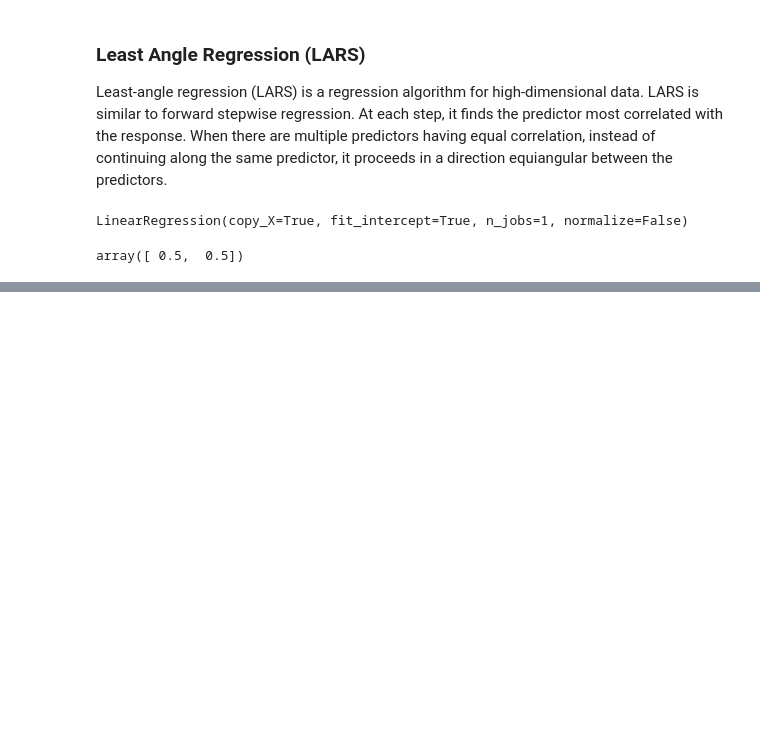
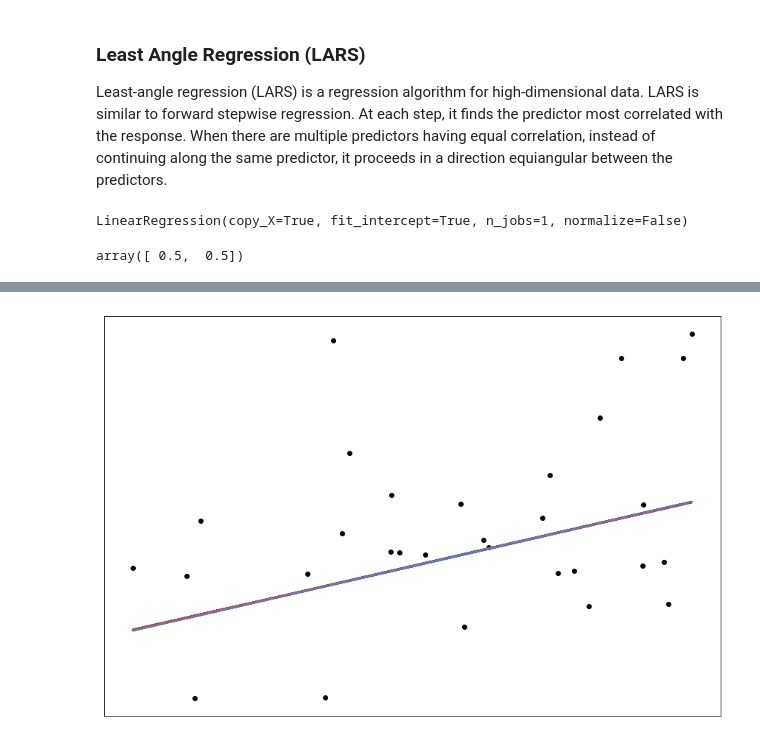
Before and after one commit to utensil/julia-playground, a Jupyter notebook: dl/hello_scikit_learn.ipynb, the cells around one changed output, grey strips where cells are left out. Saved outputs shown, nothing was run; the diff lists cells and outputs as text; code cells hidden in the pictures; blank space fills up the shorter version.

```diff
--- a/dl/hello_scikit_learn.ipynb
+++ b/dl/hello_scikit_learn.ipynb
@@ -170,3 +180,97 @@ Mean squared error:
 Variance score:
  -0.09 -0.08 -0.08 -0.08 -0.09
 [figure]
+# %%
+# based on http://scikit-learn.org/stable/auto_examples/linear_model/plot_ols.html#sphx-glr-auto-examples-linear-model-plot-ols-py
+# but added Ridge and Lasso
+import matplotlib.pyplot as plt
+import numpy as np
+from sklearn import datasets, linear_model
+from sklearn.metrics import mean_squared_error, r2_score
+
+import numpy as np
+t_dis = np.random.standard_t(100, size=[2, 1000])
+t_dis
+
+
+t_dis[1] = t_dis[0] * 5 + t_dis[1] * 10
+
+# Use only one feature
+diabetes_X = t_dis[0].reshape(-1, 1)
+diabetes_Y = t_dis[1]
+
+print(diabetes_X.data.shape)
+print(diabetes_Y.data.shape)
+
+TEST_SET_SIZE = 30
+
+# Split the data into training/testing sets
+diabetes_X_train = diabetes_X[:-TEST_SET_SIZE]
+diabetes_X_test = diabetes_X[-TEST_SET_SIZE:]
+
+# Split the targets into training/testing sets
+diabetes_y_train = diabetes_Y[:-TEST_SET_SIZE]
+diabetes_y_test = diabetes_Y[-TEST_SET_SIZE:]
+
+# Create linear regression object
+lr = linear_model.LinearRegression()
+rg = linear_model.RidgeCV(alphas = [.1, .3, .5, .7, .9])
+ls = linear_model.LassoCV(alphas = [.1, .3, .5, .7, .9])
+en = linear_model.ElasticNetCV(alphas = [.1, .3, .5, .7, .9], l1_ratio = [.1, .3, .5, .7, .9, .99, .997])
+la = linear_model.LarsCV()
+
+# Train the model using the training sets
+lr.fit(diabetes_X_train, diabetes_y_train)
+rg.fit(diabetes_X_train, diabetes_y_train)
+ls.fit(diabetes_X_train, diabetes_y_train)
+en.fit(diabetes_X_train, diabetes_y_train)
+la.fit(diabetes_X_train, diabetes_y_train)
+
+# Make predictions using the testing set
+diabetes_y_pred_lr = lr.predict(diabetes_X_test)
+diabetes_y_pred_rg = rg.predict(diabetes_X_test)
+diabetes_y_pred_ls = ls.predict(diabetes_X_test)
+diabetes_y_pred_en = en.predict(diabetes_X_test)
+diabetes_y_pred_la = la.predict(diabetes_X_test)
+
+
+# The coefficients
+print('Coefficients: \n', lr.coef_, rg.coef_, ls.coef_, en.coef_, la.coef_)
+
+print('Super parameters: \n', (), (rg.alpha_,), (ls.alpha_,), (en.alpha_, en.l1_ratio_), (la.alpha_,))
+# The mean squared error
+print("Mean squared error: \n %.2f %.2f %.2f %.2f %.2f"
+      % (mean_squared_error(diabetes_y_test, diabetes_y_pred_lr),
+         mean_squared_error(diabetes_y_test, diabetes_y_pred_rg),
+         mean_squared_error(diabetes_y_test, diabetes_y_pred_ls),
+         mean_squared_error(diabetes_y_test, diabetes_y_pred_en),
+         mean_squared_error(diabetes_y_test, diabetes_y_pred_la)
+        ))
+# Explained variance score: 1 is perfect prediction
+print('Variance score: \n %.2f %.2f %.2f %.2f %.2f' %
+      (r2_score(diabetes_y_test, diabetes_y_pred_lr),
+       r2_score(diabetes_y_test, diabetes_y_pred_rg),
+       r2_score(diabetes_y_test, diabetes_y_pred_ls),
+       r2_score(diabetes_y_test, diabetes_y_pred_en),
+       r2_score(diabetes_y_test, diabetes_y_pred_la)
+      ))
+
+# Plot outputs
+plt.rcParams["figure.figsize"] = [15.0, 10.0]
+plt.scatter(diabetes_X_test, diabetes_y_test,  color='black')
+# blue
+plt.plot(diabetes_X_test, diabetes_y_pred_lr, color='#4572a7', linewidth=3, linestyle='solid')
+# green
+plt.plot(diabetes_X_test, diabetes_y_pred_rg, color='#1a9850', linewidth=1, linestyle='solid')
+# orange
+plt.plot(diabetes_X_test, diabetes_y_pred_ls, color='#ff7f0e', linewidth=1, linestyle='solid')
+# red
+plt.plot(diabetes_X_test, diabetes_y_pred_en, color='#aa4643', linewidth=1, linestyle='solid')
+# purple
+plt.plot(diabetes_X_test, diabetes_y_pred_la, color='#886fa8', linewidth=1, linestyle='solid')
+
+plt.xticks(())
+plt.yticks(())
+
+plt.show()
+# %% [output]
@@ -172,0 +287 @@ Variance score:
+[figure, added]
```
Also changed, not shown: parts of 3 cells of this notebook.
